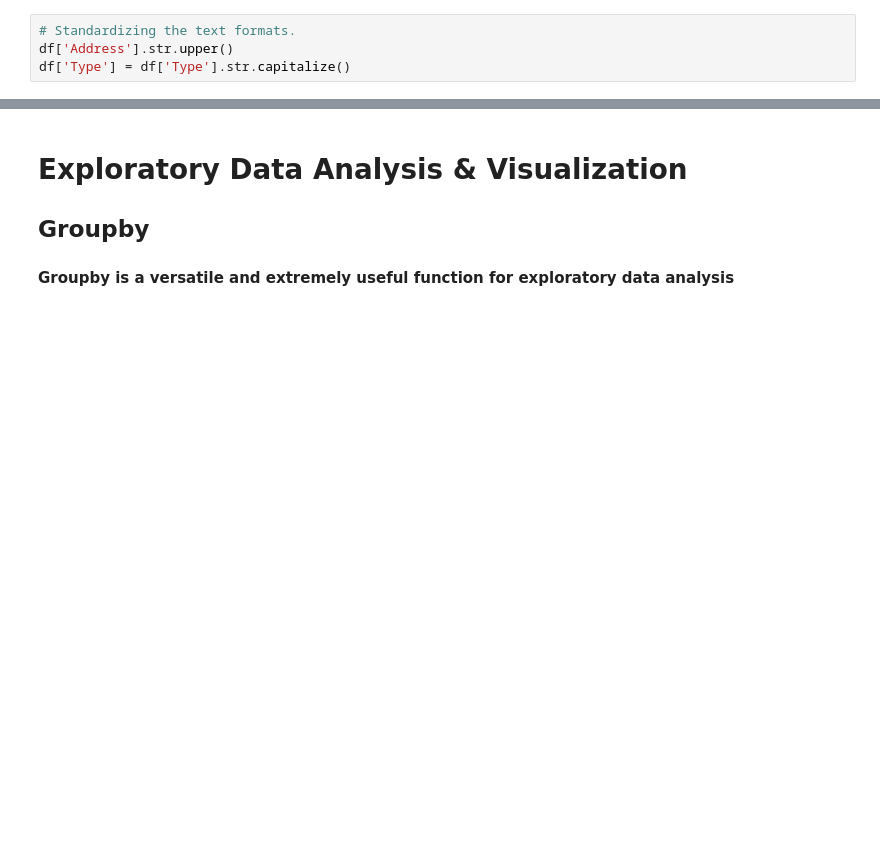
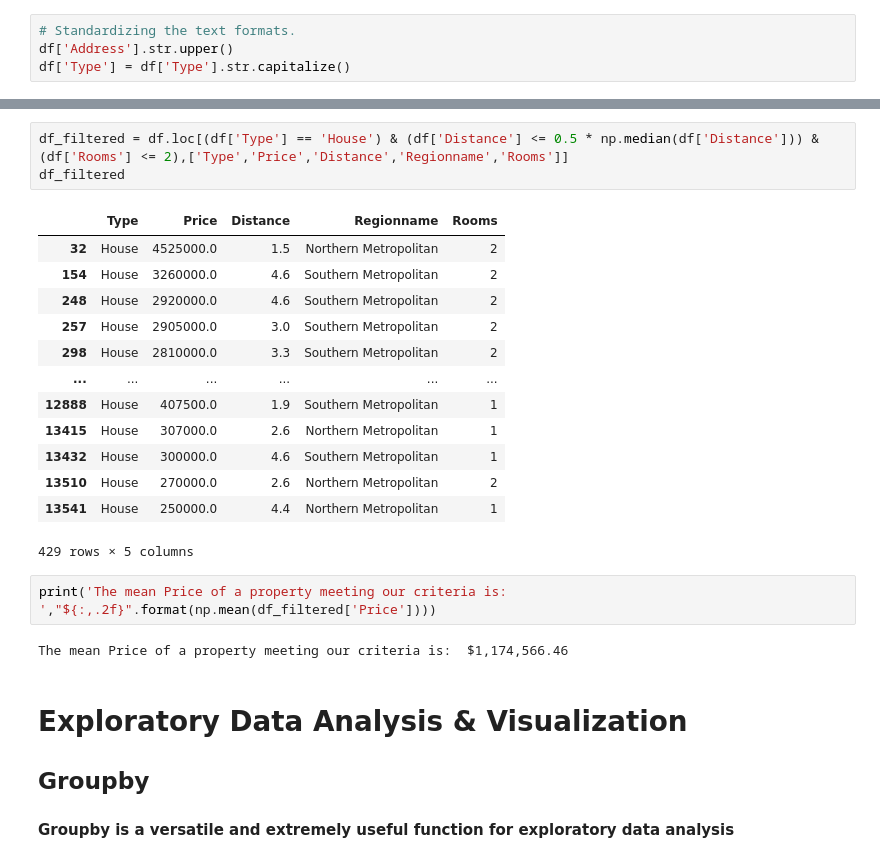
Before and after one commit to maftouni/Pandas_Jump_Start, a Jupyter notebook: data-exploration-in-pandas-jump-start.ipynb, the cells around one changed output, grey strips where cells are left out. Saved outputs shown, nothing was run; the diff lists cells and outputs as text; blank space fills up the shorter version.

```diff
--- a/data-exploration-in-pandas-jump-start.ipynb
+++ b/data-exploration-in-pandas-jump-start.ipynb
@@ -399,3 +436,24 @@ df.iloc[[1]].to_dict('records')
+# %%
+df_filtered = df.loc[(df['Type'] == 'House') & (df['Distance'] <= 0.5 * np.median(df['Distance'])) & (df['Rooms'] <= 2),['Type','Price','Distance','Regionname','Rooms']]
+df_filtered
+# %% [output]
+|  | Type | Price | Distance | Regionname | Rooms |
+| 32 | House | 4525000.0 | 1.5 | Northern Metropolitan | 2 |
+| 154 | House | 3260000.0 | 4.6 | Southern Metropolitan | 2 |
+| 248 | House | 2920000.0 | 4.6 | Southern Metropolitan | 2 |
+| 257 | House | 2905000.0 | 3.0 | Southern Metropolitan | 2 |
+| 298 | House | 2810000.0 | 3.3 | Southern Metropolitan | 2 |
+| ... | ... | ... | ... | ... | ... |
+| 12888 | House | 407500.0 | 1.9 | Southern Metropolitan | 1 |
+| 13415 | House | 307000.0 | 2.6 | Northern Metropolitan | 1 |
+| 13432 | House | 300000.0 | 4.6 | Southern Metropolitan | 1 |
+| 13510 | House | 270000.0 | 2.6 | Northern Metropolitan | 2 |
+| 13541 | House | 250000.0 | 4.4 | Northern Metropolitan | 1 |
+429 rows × 5 columns
+# %%
+print('The mean Price of a property meeting our criteria is: ',"${:,.2f}".format(np.mean(df_filtered['Price'])))
+# %% [output]
+The mean Price of a property meeting our criteria is:  $1,174,566.46
 # %% [markdown]
 # Exploratory Data Analysis & Visualization
 
```
Also changed, not shown: parts of 5 cells of this notebook.
